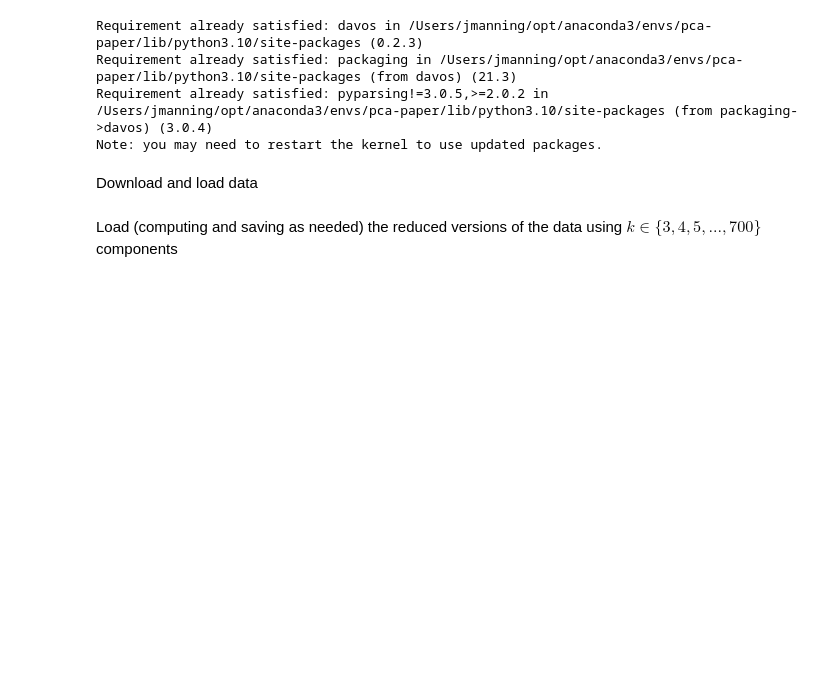
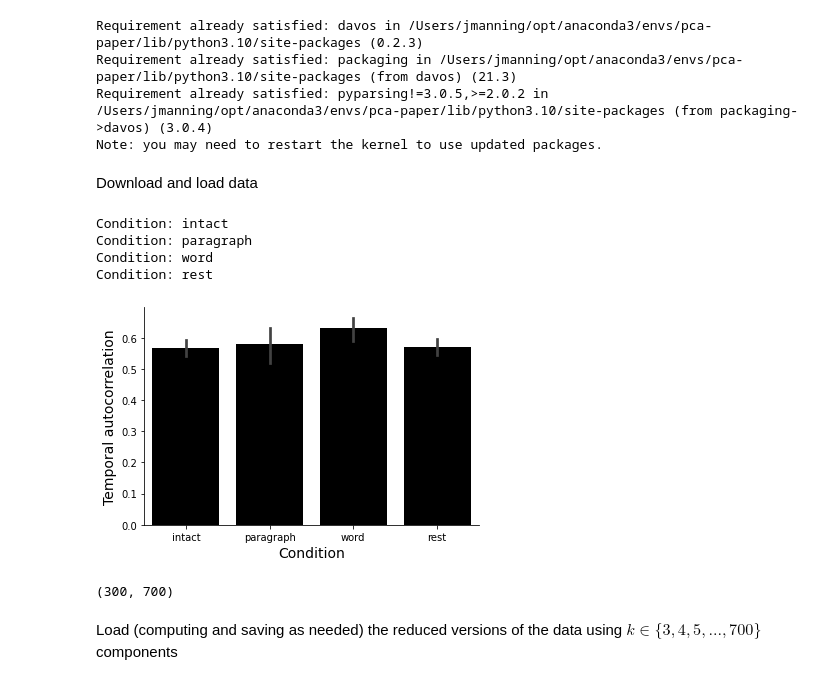
Before and after one commit to ContextLab/pca_paper, a Jupyter notebook: code/notebooks/decoding_and_compression.ipynb, the cells around one changed output. Cells and saved outputs as stored; diff of their text form; code cells hidden in the pictures; blank space fills up the shorter version.

Commit message:
backing up autocorrs analysis

```diff
--- a/code/notebooks/decoding_and_compression.ipynb
+++ b/code/notebooks/decoding_and_compression.ipynb
@@ -49,10 +49,42 @@ data = get_data()
 autocorrs = {}
 for condition in conditions:
     print(f'Condition: {condition}')
-    X = data[condition]
-    n_runs = len(X)
-    n_voxels = X[0].shape[1]
-    autocorrs[condition] = np.zeros((n_runs, n_voxels))
-    for i_run in range(n_runs):
-        for i_voxel in range(n_voxels):
-            autocorrs[condition][i_run, i_voxel] = np.corrcoef(X[i_run][:-1, i_voxel], X[i_run][1:, i_voxel])[0, 1]
+    X = data['weights'][condition].copy()
+    n_subjects = len(X)
+    K = X[0].shape[1]
+    autocorrs[condition] = np.zeros((n_subjects, K))
+    for i in range(n_subjects):
+        for k in range(K):
+            autocorrs[condition][i, k] = np.corrcoef(X[i][k][:-1], X[i][k][1:])[0, 1]
+# %% [output]
+Condition: intact
+Condition: paragraph
+Condition: word
+Condition: rest
+# %%
+def r2z(r):
+    return 0.5 * (np.log(1 + r) - np.log(1 - r))
+
+def z2r(z):
+    return (np.exp(2 * z) - 1) / (np.exp(2 * z) + 1)
+# %%
+# create dataframe with autocorrelations:
+#  - columns: condition
+#  - rows: subjects (may be different across conditions)
+#  - values: average autocorrelation across voxels (z2r(mean(r2z(corrs)))
+
+mean_autocorrs = {condition: z2r(np.mean(r2z(autocorrs[condition]), axis=1)) for condition in conditions}
+
+autocorrs_df = []
+for condition in conditions:
+    for i, a in enumerate(mean_autocorrs[condition]):
+        autocorrs_df.append(pd.DataFrame.from_records([{'subject': i, 'condition': condition, 'autocorrelation': a}]))
+# %%
+sns.barplot(pd.concat(autocorrs_df, axis=0, ignore_index=True).dropna(), x='condition', y='autocorrelation', color='k')
+sns.despine(right=True, top=True)
+plt.xlabel('Condition', fontsize=14)
+plt.ylabel('Temporal autocorrelation', fontsize=14)
+
+plt.savefig(os.path.join(figdir, 'autocorrelations.pdf'), bbox_inches='tight')
+# %% [output]
+[figure, added]
@@ -59,3 +93,7 @@ for condition in conditions:
+# %%
+X[0].shape
+# %% [output]
+(300, 700)
 # %% [markdown]
 Load (computing and saving as needed) the reduced versions of the data using $k \in \{3, 4, 5, ..., 700\}$ components
 # %%
```
Also changed, not shown: parts of 1 cell of this notebook.
